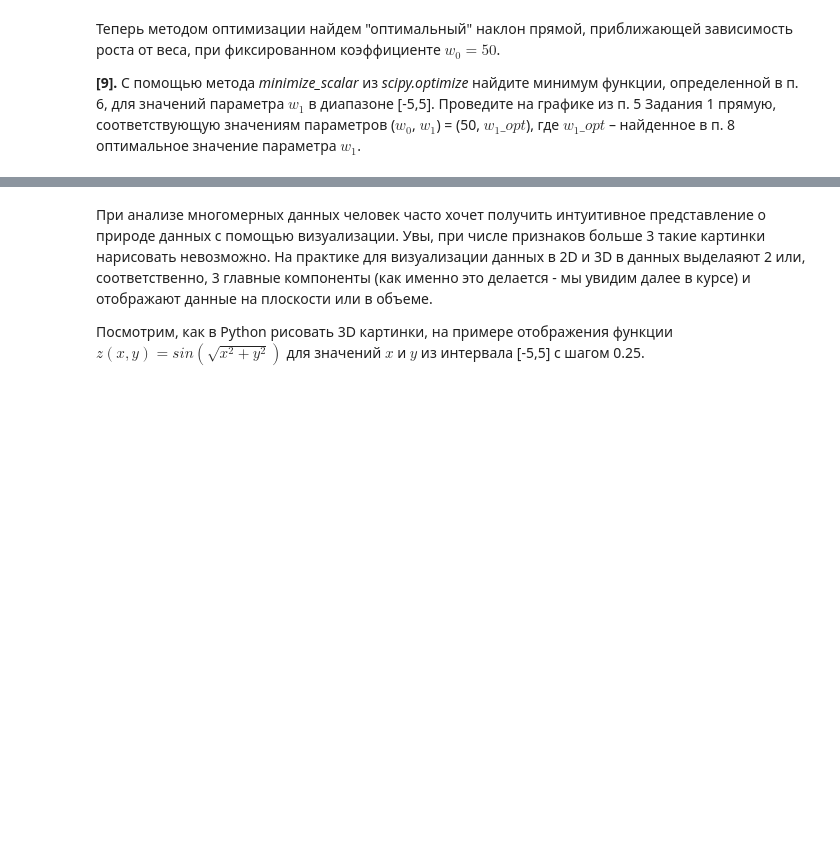
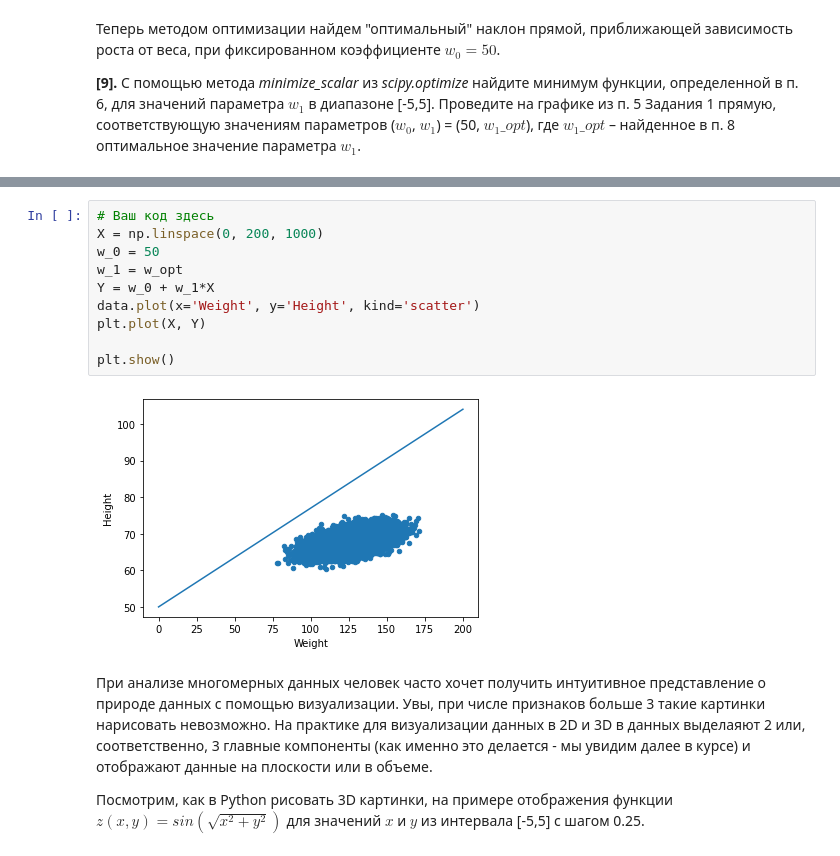
Before and after one commit to RBVV23/Coursera, a Jupyter notebook: Обучение на размеченных данных/Week_1/Линейная регрессия (рост_вес).ipynb, the cells around one changed output, grey strips where cells are left out. Drawn from its saved outputs; the diff is of its cells as text; blank space fills up the shorter version.

```diff
--- a/Обучение на размеченных данных/Week_1/Линейная регрессия (рост_вес).ipynb
+++ b/Обучение на размеченных данных/Week_1/Линейная регрессия (рост_вес).ipynb
@@ -198,3 +210,15 @@ Text(0, 0.5, 'Величина квадратичной ошибки')
+# %%
+# Ваш код здесь
+X = np.linspace(0, 200, 1000)
+w_0 = 50
+w_1 = w_opt
+Y = w_0 + w_1*X
+data.plot(x='Weight', y='Height', kind='scatter')
+plt.plot(X, Y)
+
+plt.show()
+# %% [output]
+[figure, added]
 # %% [markdown]
 При анализе многомерных данных человек часто хочет получить интуитивное представление о природе данных с помощью визуализации. Увы, при числе признаков больше 3 такие картинки нарисовать невозможно. На практике для визуализации данных в 2D и 3D в данных выделаяют 2 или, соответственно, 3 главные компоненты (как именно это делается - мы увидим далее в курсе) и отображают данные на плоскости или в объеме.
 
```
Also changed, not shown: parts of 5 cells of this notebook, 1 other file.
